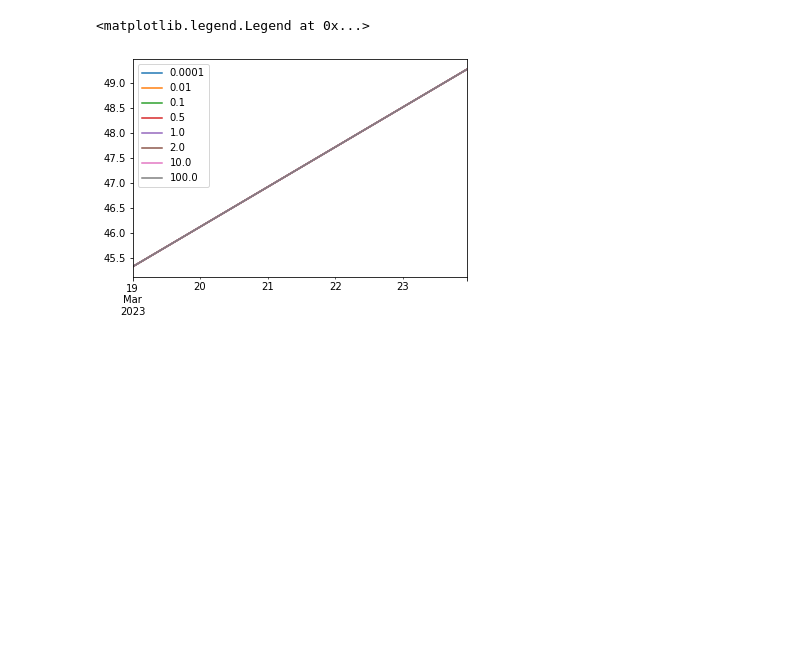
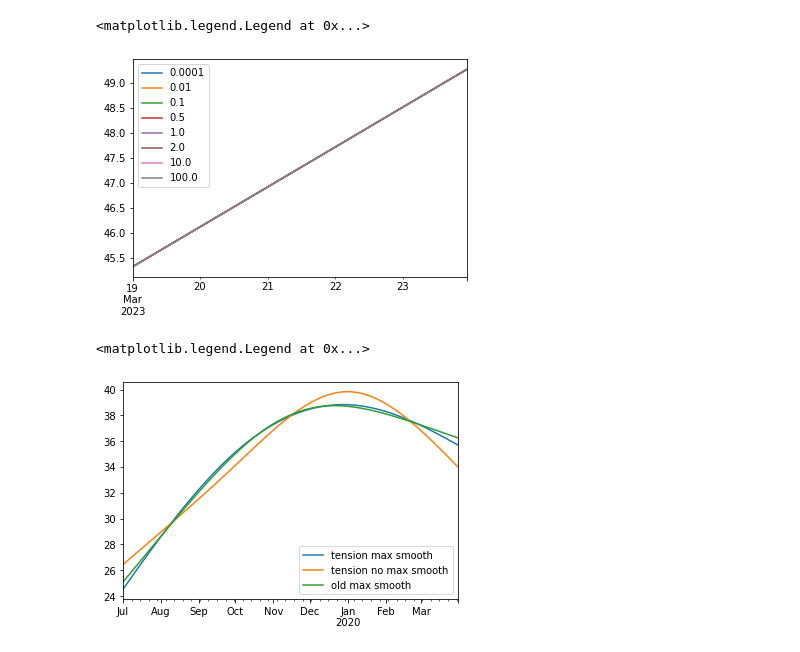
Before and after one commit to tpberntsen/curves, a Jupyter notebook: samples/python/scratchpads/hyperbolic_tension_spline_scratchpad.ipynb, the cells around one changed output. Cells and saved outputs as stored; diff of their text form; code cells hidden in the pictures; blank space fills up the shorter version.

```diff
--- a/samples/python/scratchpads/hyperbolic_tension_spline_scratchpad.ipynb
+++ b/samples/python/scratchpads/hyperbolic_tension_spline_scratchpad.ipynb
@@ -55,3 +89,22 @@ ax.legend(tensions)
 # %% [output]
 <matplotlib.legend.Legend at 0x...>
 [figure]
+# %%
+contracts = [
+    (cp.q_3(2019), 30.18),
+    (cp.q_4(2019), 37.64),
+    (cp.q_1(2020), 37.64),
+]
+tension = 0.1
+tension_curve_max_smooth, _ = hyperbolic_tension_spline(contracts, freq='D', tension=tension, maximum_smoothness=True)
+tension_curve_no_max_smooth, _ = hyperbolic_tension_spline(contracts, freq='D', tension=tension, maximum_smoothness=False)
+old_max_smooth, _ = max_smooth_interp(contracts, freq='D')
+
+tension_curve_max_smooth.plot(legend=True)
+tension_curve_no_max_smooth.plot(legend=True)
+ax = old_max_smooth.plot(legend=True)
+
+ax.legend(['tension max smooth', 'tension no max smooth', 'old max smooth'])
+# %% [output]
+<matplotlib.legend.Legend at 0x...>
+[figure, added]
```
Also changed, not shown: parts of 3 cells of this notebook, 2 other files.
